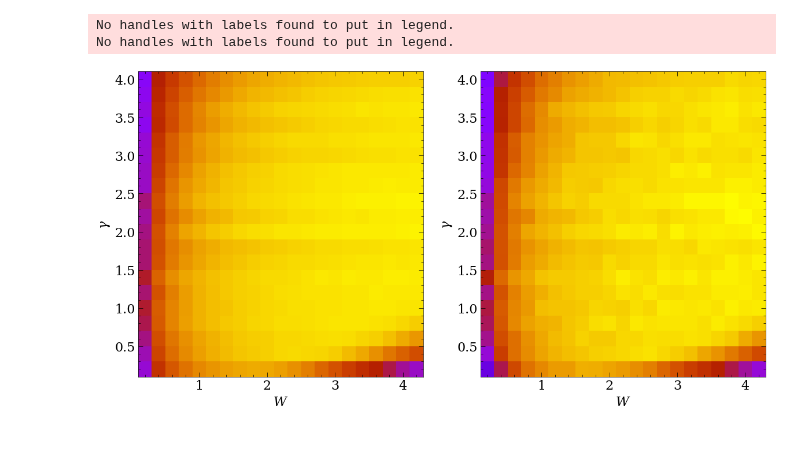
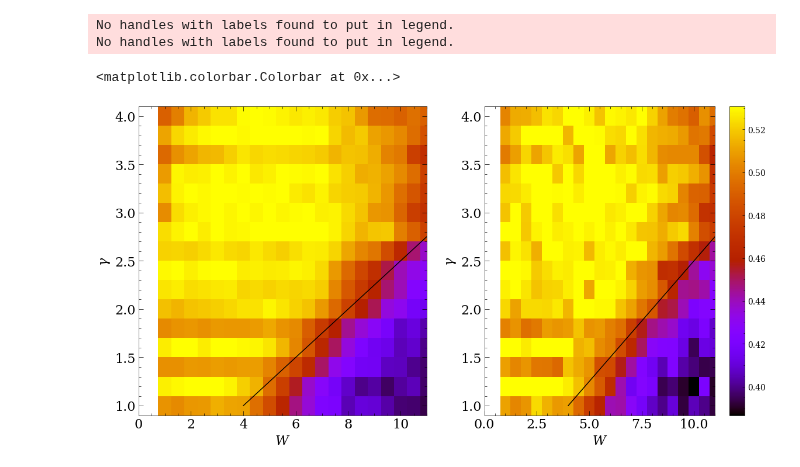
Before and after one commit to Rafal-Swietek/QHamSolver, a Jupyter notebook: QuantumSun/Jupyter_Python/sff_analysis.ipynb, the cells around one changed output. Saved outputs shown, nothing was run; the diff lists cells and outputs as text; code cells hidden in the pictures; blank space fills up the shorter version.

```diff
--- a/QuantumSun/Jupyter_Python/sff_analysis.ipynb
+++ b/QuantumSun/Jupyter_Python/sff_analysis.ipynb
@@ -93,22 +93,22 @@ def remove_fluctuations(data, bucket_size=10):
         new_data[k - half_bucket] = average / bucket_size
     return new_data
 # %%
-L=15
+L=14
 J=1.0
-alfa=1.
+alfa=0.98
 h=0.0
 w=1.3
 zeta=0.2
 M=3
-gamma=0.1
-ini_ave=0
+gamma=1.0
+ini_ave=1
 
 fig, axis = plt.subplots( nrows=1, ncols=1, figsize=(10,8), dpi = 100)
 
 FOLDED = False
 
 alfa_vals = np.linspace(0.7, 0.85, 16)
-w_vals = np.linspace(0.2, 4.0, 20)
+w_vals = np.linspace(1.0, 11.0, 21)
 sizes = np.arange(10, 16, 1)
 times = [1]
 #for L in sizes:
@@ -145,15 +144,16 @@ axis.tick_params(axis='both', which='minor', direction="in",length=3, labelsize=
 fig, axis = plt.subplots( nrows=1, ncols=2, figsize=(14,7), dpi = 100)
 
 FOLDED = False
-gamma=0.1
+gamma=1.2
 
 taus = []
 gaps = []
 heisenberg_time = []
 times = [1]
-w_vals = np.linspace(0.05, 4.0, 80)
+#w_vals = np.linspace(0.2, 4.0, 20)
 print(w_vals)
 epsilon=8e-2
+sizes = [12, 13, 14]
 for L in sizes:
     tau_L = []
     tH_L = []
@@ -168,7 +168,7 @@ for L in sizes:
             sff = np.array(data[1])
             sff = remove_fluctuations(sff, int(0.01 * len(sff)))
             tH = data[2][0]
-            gap_ratio = data[5][0]
+            gap_ratio = data[4][0]
             times_for_algorithm = times / tH if FOLDED else times
             sff_dev = np.abs(np.log10(sff / GOE(times_for_algorithm)))
             tau = np.nan
@@ -195,8 +195,8 @@ for L in sizes:
     g_cond = np.log10(1.0 / tau_L)
 
     t_Th = tau_L / tH_L / np.exp(L/2)
-    axis[0].plot(w_vals / L, g_cond, ls='--', marker='o')
-    axis[1].plot(w_vals / L, gaps_L, ls='--', marker='o', label=r"$L=%d$"%L)
+    axis[0].plot((w_vals), g_cond, ls='--', marker='o')
+    axis[1].plot((w_vals), gaps_L, ls='--', marker='o', label=r"$L=%d$"%L)
 
 #axis.plot(times, GOE(times), ls='--', color='black')
 axis[0].set_ylabel(r"$\log_{10}(t_H/t_{Th})$", fontsize=16)
@@ -210,4 +210,5 @@ for ax in axis:
     ax.tick_params(axis='both', which='minor', direction="in",length=3, labelsize=16)#, length=0.2*(font_size-4), width=0.05*font_size)
     ax.legend()
 #axis.set_ylim(0, 1.1)
+#axis[1].set_xlim(0,7)
 # %% [output]
@@ -246,15 +225,18 @@ gaps1 = []
 gaps2 = []
 heisenberg_time = []
 times = [1]
-w_vals = np.linspace(0.2, 4.2, 21)
-gamma_vals = np.linspace(0.2, 4.0, 20)
+w_vals = np.linspace(1.0, 11., 21)
+gamma_vals = np.linspace(1.0, 4.0, 16)
 print(w_vals, gamma_vals)
+
+n_siz = len(gamma_vals)
+m_siz = len(w_vals)
 epsilon=8e-2
 for L in sizes:
-    tau_L = np.zeros((20, 21))
-    tH_L = np.zeros((20, 21))
-    gaps1_L = np.zeros((20, 21))
-    gaps2_L = np.zeros((20, 21))
+    tau_L = np.zeros((n_siz, m_siz))
+    tH_L = np.zeros((n_siz, m_siz))
+    gaps1_L = np.zeros((n_siz, m_siz))
+    gaps2_L = np.zeros((n_siz, m_siz))
     #for alfa in alfa_vals:
     for ii, gamma in enumerate(gamma_vals):
         for jj, w in enumerate(w_vals):
@@ -322,27 +304,32 @@ for L in sizes:
 # %%
 
 fig, axis = plt.subplots( nrows=1, ncols=2, figsize=(14,7), dpi = 100)
 
 X, Y = np.meshgrid(w_vals, gamma_vals)
 #axis.plot(times, GOE(times), ls='--', color='black')
 
 L = 14
 
 idx = list(sizes).index(L)
+idx=-2
 axis[0].pcolormesh(X, Y, (gaps1[idx]), shading='nearest', vmin = 0.3867, vmax=0.5307, cmap = 'gnuplot')
-axis[1].pcolormesh(X, Y, (gaps2[idx]), shading='nearest', vmin = 0.3867, vmax=0.5307, cmap = 'gnuplot')
+p = axis[1].pcolormesh(X, Y, (gaps2[idx]), shading='nearest', vmin = 0.3867, vmax=0.5307, cmap = 'gnuplot')
 for ax in axis:
     ax.set_ylabel(r"$\gamma$", fontsize=16)
     ax.set_xlabel(r"$W$", fontsize=16)
 
     ax.set_xscale('linear')
     ax.set_yscale('linear')
     ax.tick_params(axis='both', which='major', direction="in",length=6, labelsize=16)#, length=font_size-4, width=0.05*font_size)
     ax.tick_params(axis='both', which='minor', direction="in",length=3, labelsize=16)#, length=0.2*(font_size-4), width=0.05*font_size)
     ax.legend()
-#plt.colorbar()
+    ax.plot(4.*gamma_vals, gamma_vals, color='black')
+    ax.set_xlim(0,11)
+fig.colorbar(p)
+
 #axis.set_ylim(0, 1.1)
 # %% [output]
 No handles with labels found to put in legend.
 No handles with labels found to put in legend.
+<matplotlib.colorbar.Colorbar at 0x...>
-[figure, old version]
+[figure, new version]
```
Also changed, not shown: parts of 4 cells of this notebook, 5 other files.
